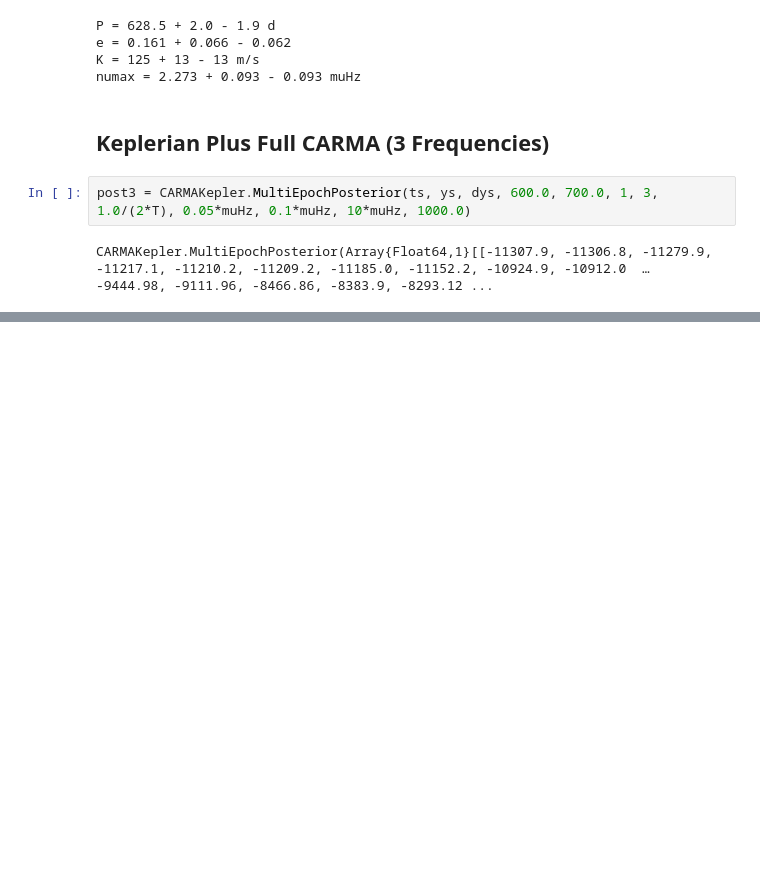
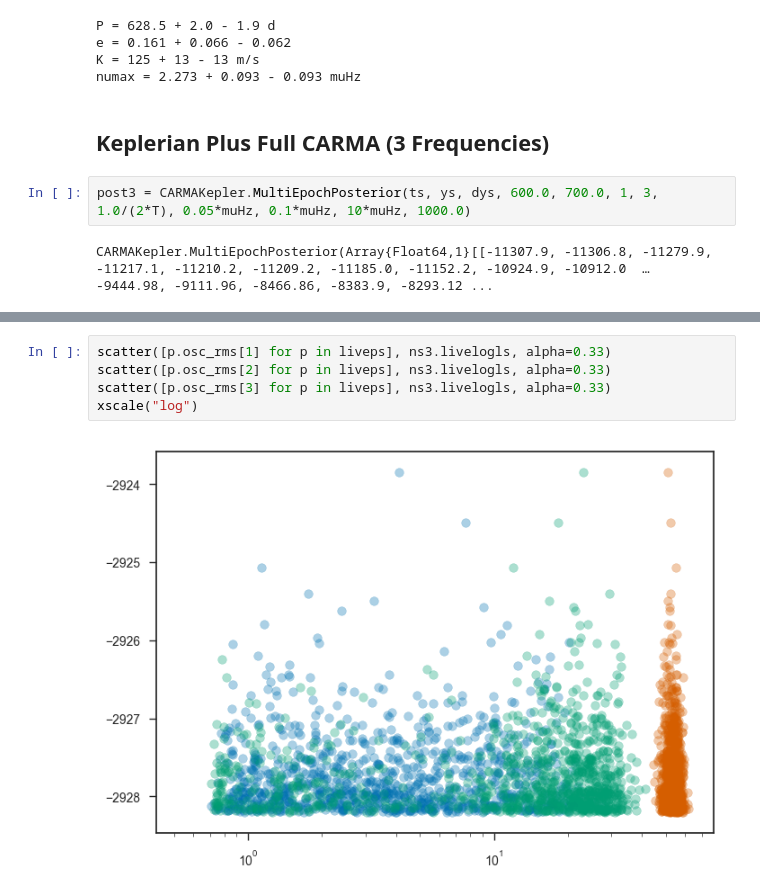
Before and after one commit to farr/Aldebaran, a Jupyter notebook: notebooks/LargeSpacing.ipynb, the cells around one changed output, grey strips where cells are left out. Cells and saved outputs as stored; diff of their text form; blank space fills up the shorter version.

```diff
--- a/notebooks/LargeSpacing.ipynb
+++ b/notebooks/LargeSpacing.ipynb
@@ -1475,0 +1523,7 @@ CARMAKepler.MultiEpochPosterior(Array{Float64,1}[[-11307.9, -11306.8, -11279.9,
+# %%
+scatter([p.osc_rms[1] for p in liveps], ns3.livelogls, alpha=0.33)
+scatter([p.osc_rms[2] for p in liveps], ns3.livelogls, alpha=0.33)
+scatter([p.osc_rms[3] for p in liveps], ns3.livelogls, alpha=0.33)
+xscale("log")
+# %% [output]
+[figure, added]
```
Also changed, not shown: parts of 11 cells of this notebook, 1 other file.
